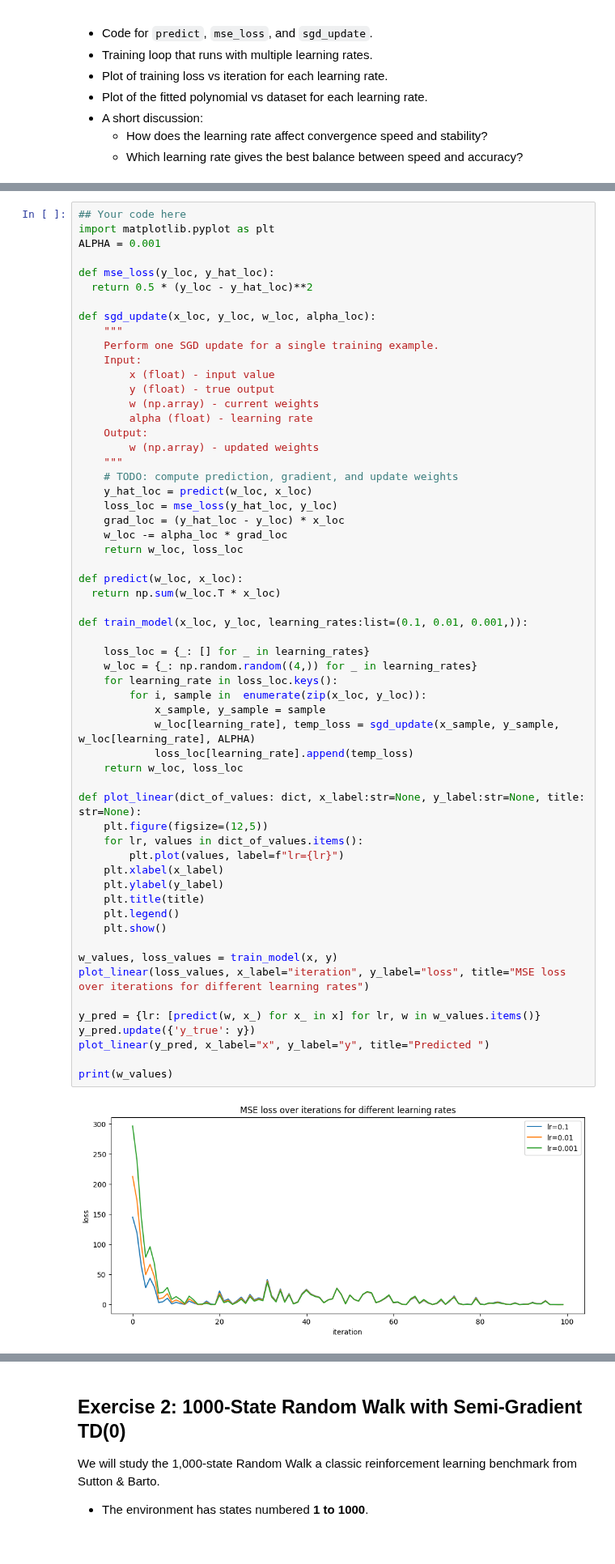
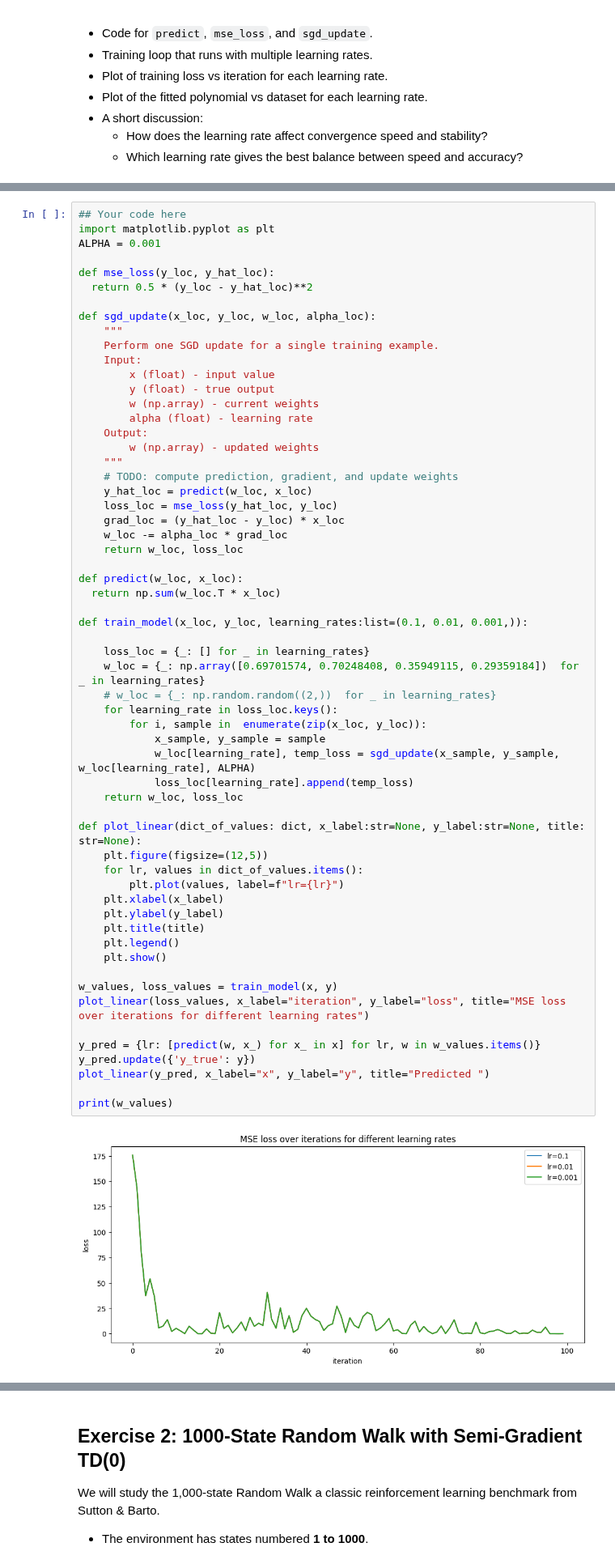
Before and after one commit to simkarwin/RL1, a Jupyter notebook: lab5_approximation.ipynb, the cells around one changed output, grey strips where cells are left out. Shown at 81% size. Cells and saved outputs as stored; diff of their text form.

```diff
--- a/lab5_approximation.ipynb
+++ b/lab5_approximation.ipynb
@@ -133,33 +137,34 @@ def predict(w_loc, x_loc):
 
 def train_model(x_loc, y_loc, learning_rates:list=(0.1, 0.01, 0.001,)):
 
     loss_loc = {_: [] for _ in learning_rates}
-    w_loc = {_: np.random.random((4,)) for _ in learning_rates}
+    w_loc = {_: np.array([0.69701574, 0.70248408, 0.35949115, 0.29359184])  for _ in learning_rates}
+    # w_loc = {_: np.random.random((2,))  for _ in learning_rates}
     for learning_rate in loss_loc.keys():
         for i, sample in  enumerate(zip(x_loc, y_loc)):
             x_sample, y_sample = sample
             w_loc[learning_rate], temp_loss = sgd_update(x_sample, y_sample, w_loc[learning_rate], ALPHA)
             loss_loc[learning_rate].append(temp_loss)
     return w_loc, loss_loc
 
 def plot_linear(dict_of_values: dict, x_label:str=None, y_label:str=None, title: str=None):
     plt.figure(figsize=(12,5))
     for lr, values in dict_of_values.items():
         plt.plot(values, label=f"lr={lr}")
     plt.xlabel(x_label)
     plt.ylabel(y_label)
     plt.title(title)
     plt.legend()
     plt.show()
 
 w_values, loss_values = train_model(x, y)
 plot_linear(loss_values, x_label="iteration", y_label="loss", title="MSE loss over iterations for different learning rates")
 
 y_pred = {lr: [predict(w, x_) for x_ in x] for lr, w in w_values.items()}
 y_pred.update({'y_true': y})
 plot_linear(y_pred, x_label="x", y_label="y", title="Predicted ")
 
 print(w_values)
 # %% [output]
-[figure, old version]
+[figure, new version]
 [figure]
```
Also changed, not shown: parts of 2 cells of this notebook.
